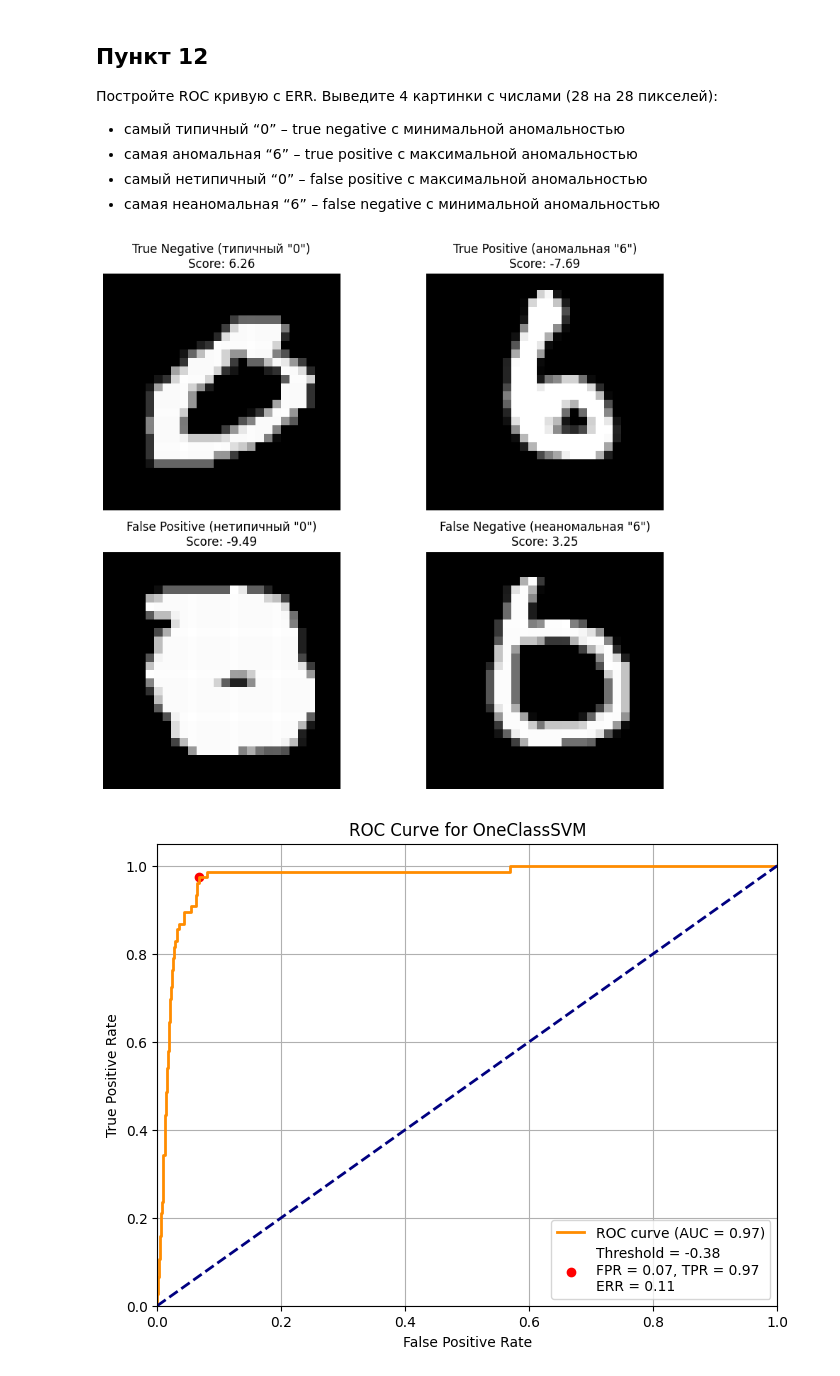
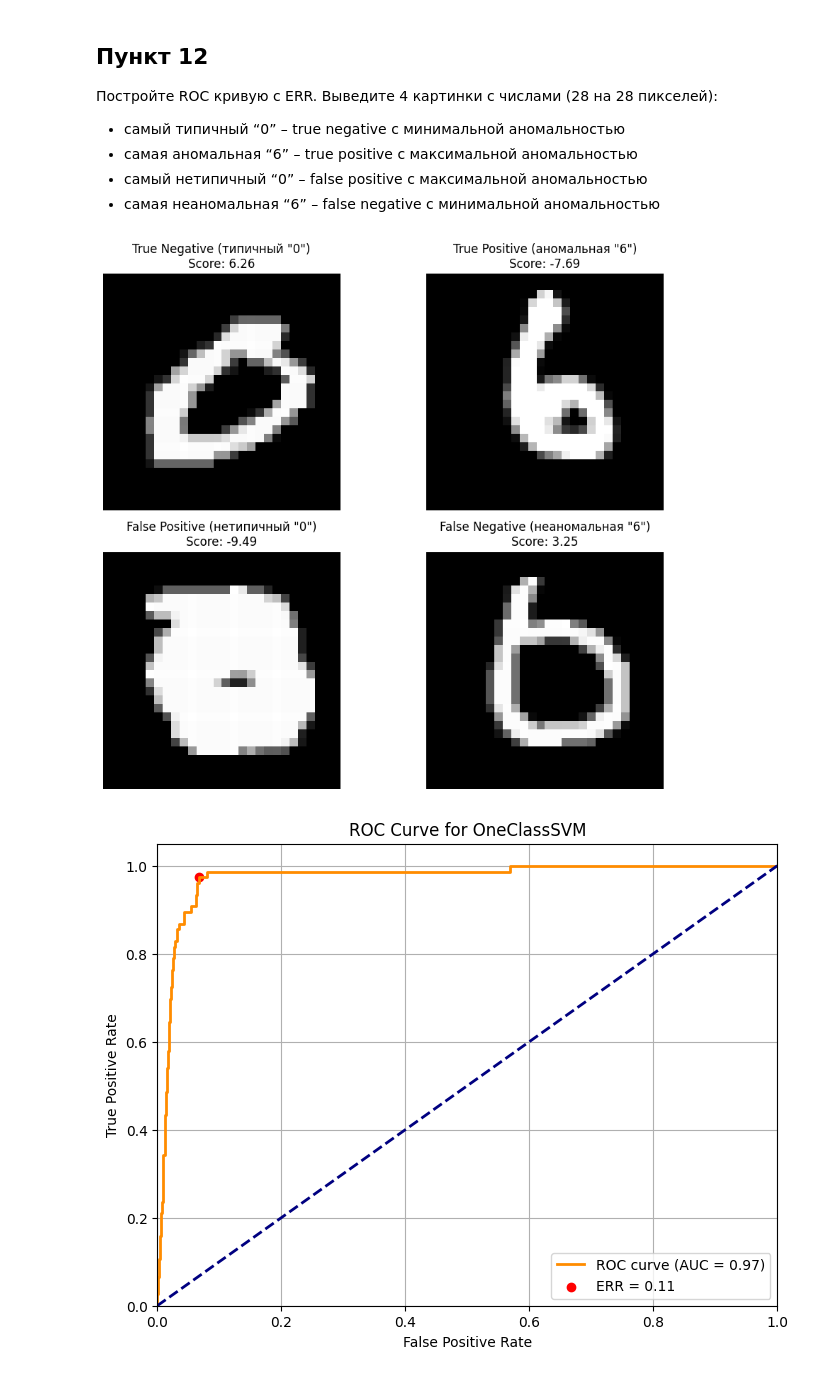
Before and after one commit to bunh0ng/labs_3_4_ml, a Jupyter notebook: Лабораторная №4/lab.ipynb, the cells around one changed output. Cells and saved outputs as stored; diff of their text form; code cells hidden in the pictures.

```diff
--- a/Лабораторная №4/lab.ipynb
+++ b/Лабораторная №4/lab.ipynb
@@ -110,32 +110,32 @@ plt.tight_layout()
 plt.show()
 
 # Построение ROC-кривой
 from sklearn.metrics import roc_curve, auc
 
 # Создаем метки: 0 для нулей, 1 для шестерок
 y_true = np.concatenate([np.zeros(len(X_zeros)), np.ones(len(X_sixes))])
 # Используем отрицательные scores, так как меньшие значения decision_function соответствуют аномалиям
 y_scores = -scores
 
 fpr, tpr, thresholds = roc_curve(y_true, y_scores)
 roc_auc = auc(fpr, tpr)
 
 optimal_idx = np.argmax(tpr - fpr)
 optimal_threshold = thresholds[optimal_idx]
 
 plt.figure(figsize=(8, 6))
 plt.plot(fpr, tpr, color='darkorange', lw=2, label=f'ROC curve (AUC = {roc_auc:.2f})')
 plt.plot([0, 1], [0, 1], color='navy', lw=2, linestyle='--')
 plt.scatter(fpr[optimal_idx], tpr[optimal_idx], marker='o', color='red',
-            label=f'Threshold = {optimal_threshold:.2f}\nFPR = {fpr[optimal_idx]:.2f}, TPR = {tpr[optimal_idx]:.2f}\nERR = {err:.2f}')
+            label=f'ERR = {err:.2f}')
 plt.xlim([0.0, 1.0])
 plt.ylim([0.0, 1.05])
 plt.xlabel('False Positive Rate')
 plt.ylabel('True Positive Rate')
 plt.title('ROC Curve for OneClassSVM')
 plt.legend(loc="lower right")
 plt.grid()
 plt.show()
 # %% [output]
 [figure]
-[figure, old version]
+[figure, new version]
```
Also changed, not shown: 1 other file.
